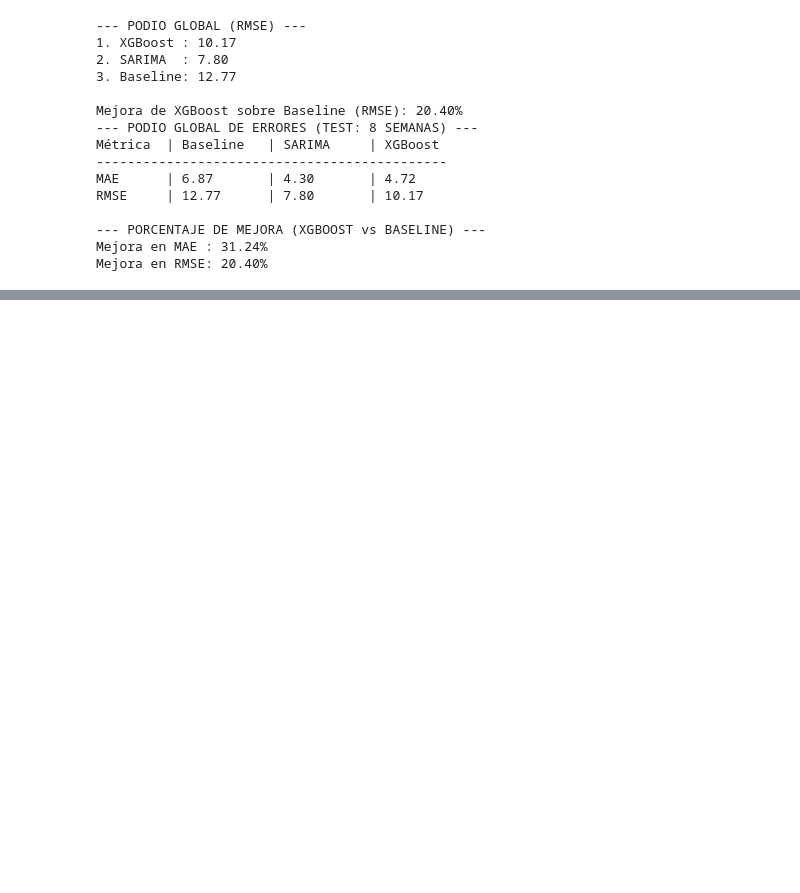
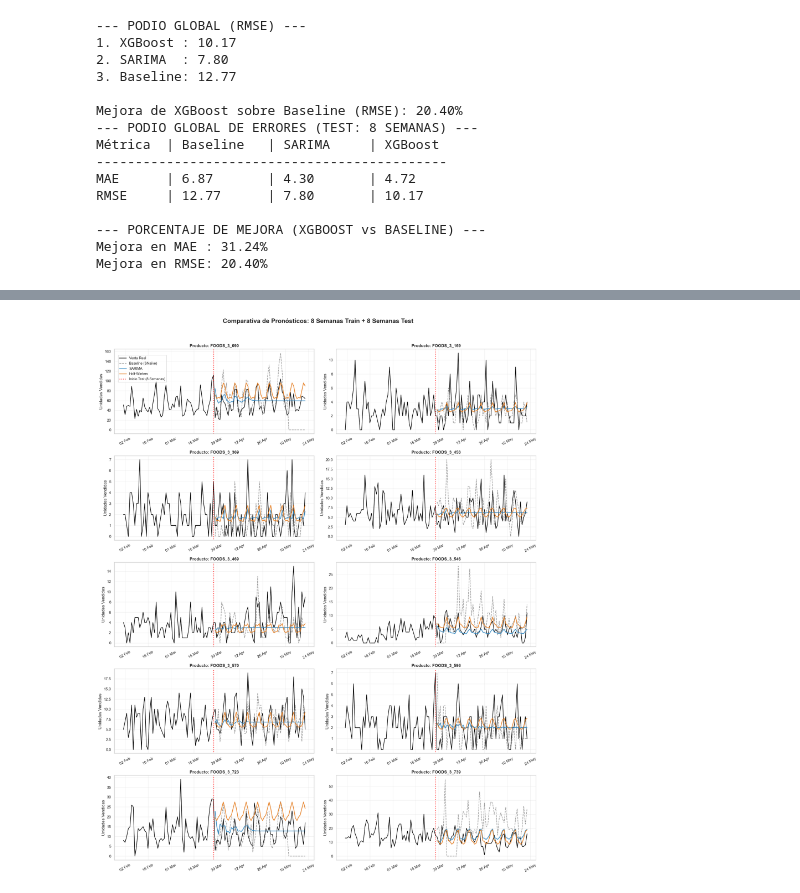
Before and after one commit to fx-soto/Master-Estadistica-Taller-Consultoria-Capstone1, a Jupyter notebook: notebooks/capstone_1.ipynb, the cells around one changed output, grey strips where cells are left out. Saved outputs shown, nothing was run; the diff lists cells and outputs as text; code cells hidden in the pictures; blank space fills up the shorter version.

```diff
--- a/notebooks/capstone_1.ipynb
+++ b/notebooks/capstone_1.ipynb
@@ -567,2 +766,13 @@ Mejora en RMSE: 38.91%
+# %%
+X_train_full = train_full[features]
+y_train_full = train_full['sales']
+X_test_full  = test_full[features]
+# %%
+columnas_categoricas = ['item_id', 'dept_id', 'cat_id', 'store_id', 'state_id']
+
+# Lo aplicamos tanto al Train como al Test
+for col in columnas_categoricas:
+    X_train_full[col] = X_train_full[col].astype('category')
+    X_test_full[col] = X_test_full[col].astype('category')
 # %%
 import xgboost as xgb
@@ -636,8 +809,0 @@ Entrenando Modelo Global XGBoost...
-# %%
-# Cruzamos la predicción de XGBoost con nuestros resultados anteriores
-resultados_finales = pd.merge(
-    resultados_finales,
-    test_ml[['item_id', 'date', 'pred_xgboost']],
-    on=['item_id', 'date'],
-    how='left'
-)
@@ -688,0 +962,61 @@ Mejora en RMSE: 20.40%
+# %%
+# 1. Aislar las últimas 8 semanas (56 días) del conjunto de Train
+start_plot_date = cutoff_date - pd.Timedelta(days=56)
+history_plot = train_df[train_df['date'] > start_plot_date][['item_id', 'date', 'sales']].copy()
+
+# En el periodo histórico, no hay predicciones, así que rellenamos con NaN
+history_plot['pred_snaive_anual'] = np.nan
+history_plot['pred_sarima'] = np.nan
+history_plot['pred_hw'] = np.nan
+
+# 2. Aislar las columnas relevantes de nuestro DataFrame de resultados (Test)
+test_plot = resultados_finales[['item_id', 'date', 'sales', 'pred_snaive_anual', 'pred_sarima', 'pred_hw']].copy()
+
+# 3. Unir ambos periodos para tener las 16 semanas continuas
+plot_df = pd.concat([history_plot, test_plot], ignore_index=True)
+plot_df = plot_df.sort_values(by=['item_id', 'date'])
+
+# 4. Crear la cuadrícula de subgráficos (5 filas x 2 columnas)
+fig, axes = plt.subplots(nrows=5, ncols=2, figsize=(18, 22))
+axes = axes.flatten()
+
+productos = plot_df['item_id'].unique()
+
+print("Generando gráficos comparativos de 16 semanas...")
+
+for i, prod_id in enumerate(productos):
+    ax = axes[i]
+
+    # Filtramos los datos por producto
+    df_prod = plot_df[plot_df['item_id'] == prod_id]
+
+    # Línea de ventas reales (Historia + Test)
+    ax.plot(df_prod['date'], df_prod['sales'], label='Venta Real', color='black', linewidth=1.5)
+
+    # Líneas de pronóstico (Solo aparecerán en el periodo de Test)
+    ax.plot(df_prod['date'], df_prod['pred_snaive_anual'], label='Baseline (SNaïve)', color='gray', linestyle='--', alpha=0.8)
+    ax.plot(df_prod['date'], df_prod['pred_sarima'], label='SARIMA', color='#2E86C1', linewidth=2, alpha=0.9)
+    ax.plot(df_prod['date'], df_prod['pred_hw'], label='Holt-Winters', color='#E67E22', linewidth=2, alpha=0.9)
+
+    # Línea vertical para dividir claramente Train y Test
+    ax.axvline(x=cutoff_date, color='red', linestyle=':', alpha=0.8, linewidth=2, label='Inicio Test (8 Semanas)')
+
+    # Formato y estética
+    ax.set_title(f'Producto: {prod_id}', fontsize=12, weight='bold')
+    ax.set_ylabel('Unidades Vendidas')
+    ax.grid(True, alpha=0.3)
+
+    # Ajustar las fechas del eje X para que no se superpongan
+    ax.xaxis.set_major_locator(mdates.WeekdayLocator(interval=2)) # Etiqueta cada 2 semanas
+    ax.xaxis.set_major_formatter(mdates.DateFormatter('%d %b')) # Ej: 15 Oct
+    ax.tick_params(axis='x', rotation=30)
+
+    # Mostrar la leyenda solo en el primer gráfico para mantenerlo limpio
+    if i == 0:
+        ax.legend(loc='upper left', fontsize=10, bbox_to_anchor=(0.01, 0.95))
+
+# Ajustes finales del título global
+plt.suptitle('Comparativa de Pronósticos: 8 Semanas Train + 8 Semanas Test', y=1.02, fontsize=18, weight='bold')
+plt.tight_layout()
+plt.show()
+# %% [output]
@@ -688,0 +1024 @@ Mejora en RMSE: 20.40%
+[figure, added]
```
Also changed, not shown: parts of 23 cells of this notebook.
